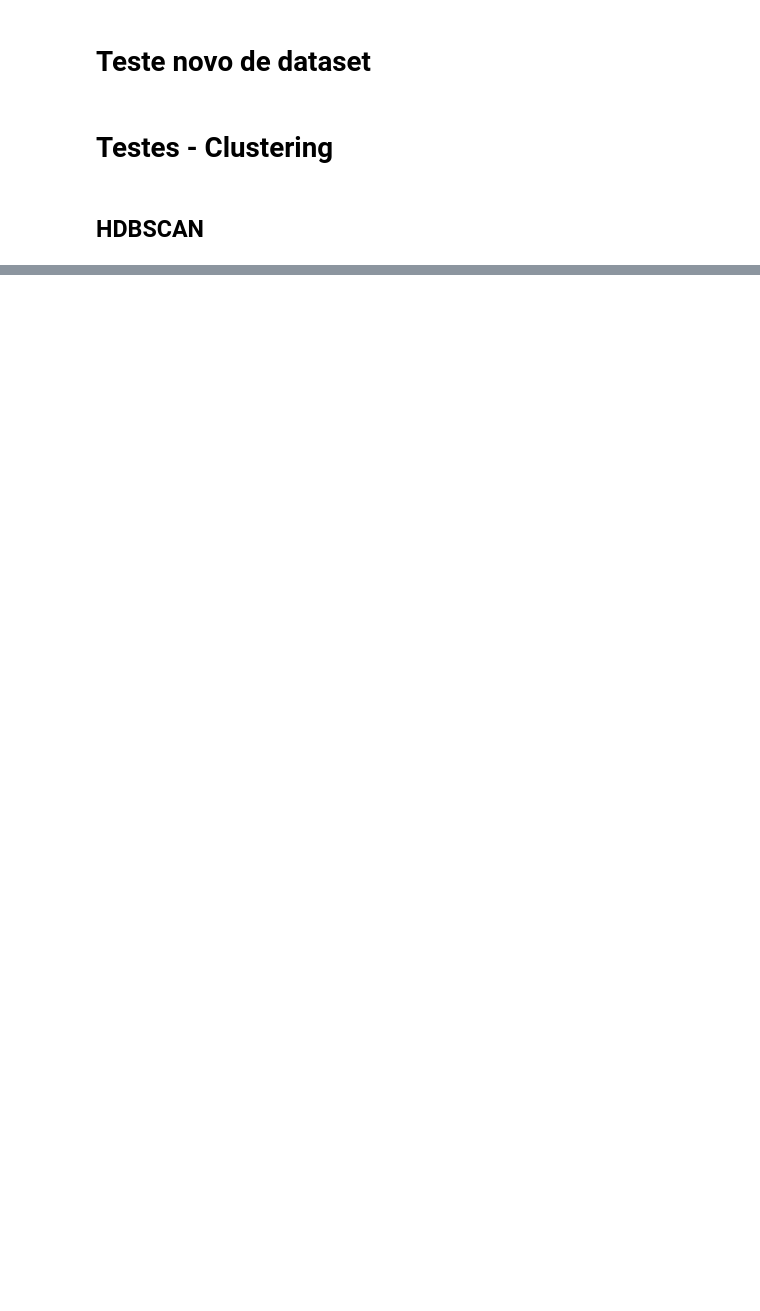
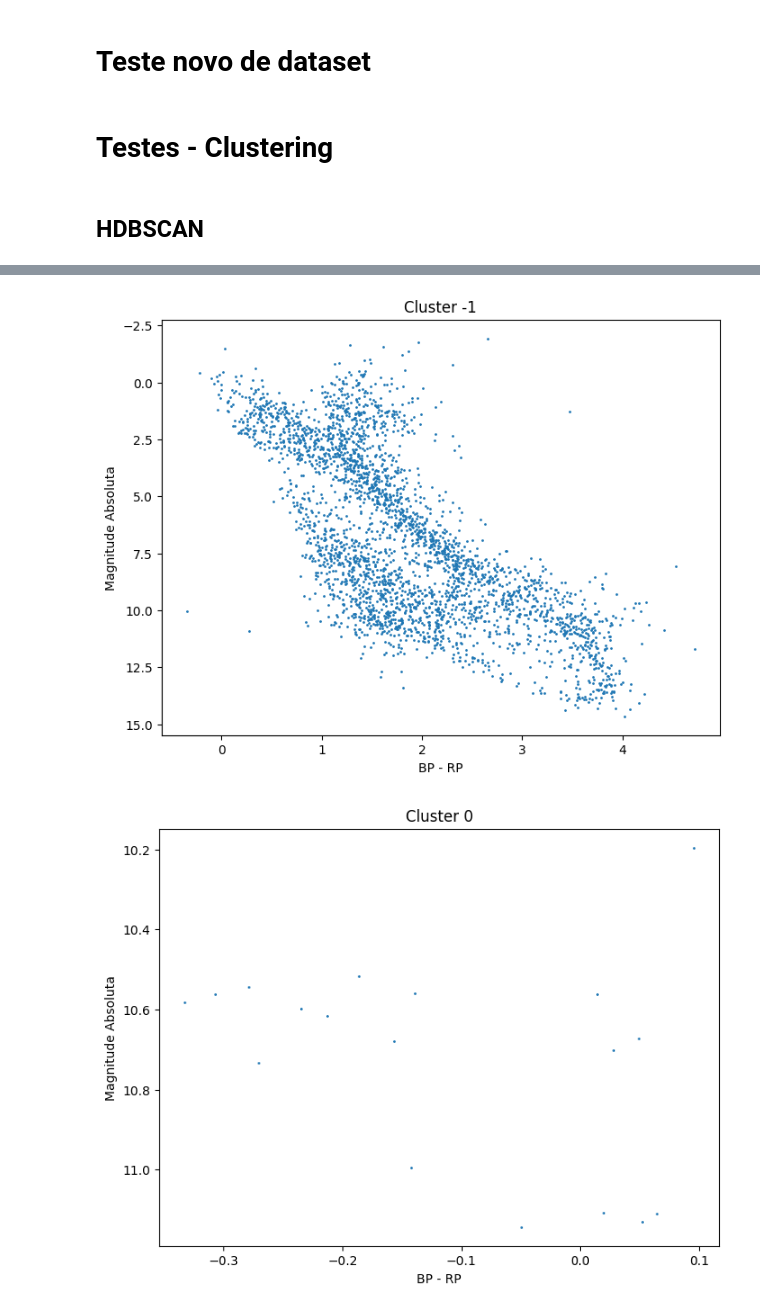
Before and after one commit to marceloavlopes/Diagrama-HR-e-Clustering, a Jupyter notebook: Diagrama_HR_clustering.ipynb, the cells around one changed output, grey strips where cells are left out. Cells and saved outputs as stored; diff of their text form; code cells hidden in the pictures; blank space fills up the shorter version.

```diff
--- a/Diagrama_HR_clustering.ipynb
+++ b/Diagrama_HR_clustering.ipynb
@@ -506,0 +152,19 @@ plt.show()
+# %%
+clusters = sorted(dados["hdbscan"].unique())
+
+for c in clusters:
+    subset = dados[dados["hdbscan"] == c]
+
+    plt.figure(figsize=(8,6))
+    plt.scatter(subset["bp_rp"],
+                subset["abs_mag"],
+                s=1)
+
+    plt.gca().invert_yaxis()
+    plt.xlabel("BP - RP")
+    plt.ylabel("Magnitude Absoluta")
+    plt.title(f"Cluster {c}")
+    plt.show()
+# %% [output]
+[figure, added]
+[figure, added]
```
Also changed, not shown: parts of 43 cells of this notebook, 1 other file.
